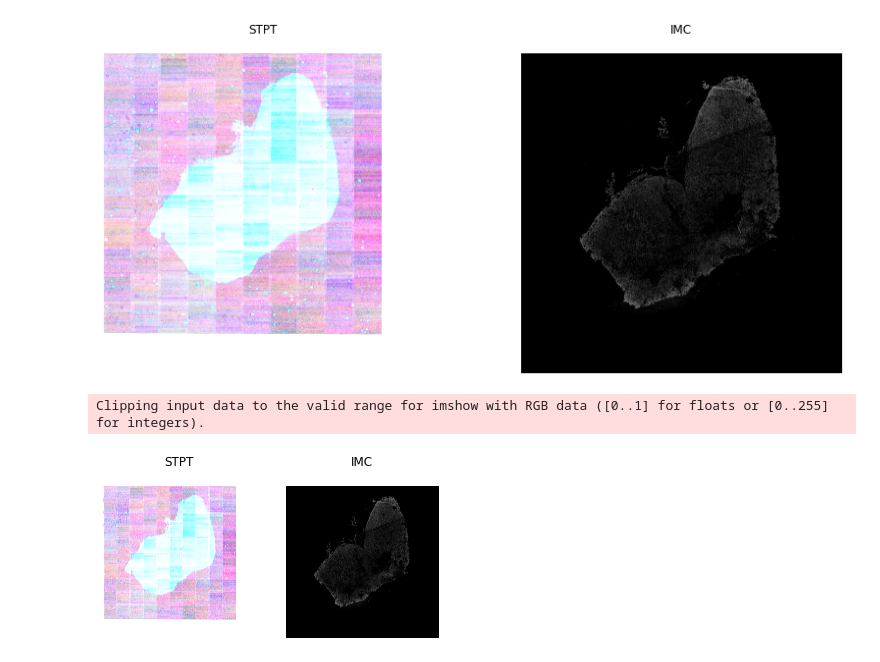
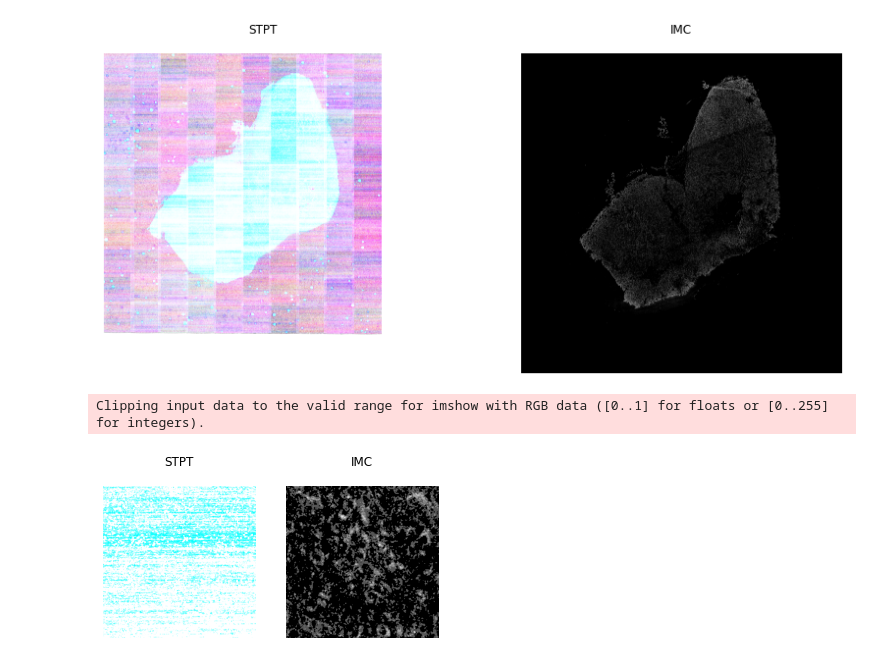
Before and after one commit to keviny2/stpt2imc, a Jupyter notebook: utils/visualization.ipynb, the cells around one changed output. Cells and saved outputs as stored; diff of their text form; code cells hidden in the pictures.

Commit message:
plotted cropped figures

```diff
--- a/utils/visualization.ipynb
+++ b/utils/visualization.ipynb
@@ -33,15 +32,23 @@ f.savefig('../figures/sample_imc_stpt.png')
 Clipping input data to the valid range for imshow with RGB data ([0..1] for floats or [0..255] for integers).
 [figure]
 # %%
+phys_sec = '10'   # choose which physical section to reconstruct
+chunk = '40_21'  # choose which chunk to extract
+
+# load images
+stpt_piece = torch.load('../data/train/STPT/{0}/{1}.pt'.format(phys_sec.zfill(2), chunk))
+
+imc_piece = torch.load('../data/train/IMC/{0}/{1}.pt'.format(phys_sec.zfill(2), chunk))
+
 f, (axarr1, axarr2) = plt.subplots(1,2)
 axarr1.axis("off")
 axarr2.axis("off")
 axarr1.set_title('STPT', pad=20)
 axarr2.set_title('IMC', pad=20)
-axarr1.imshow(stpt.numpy(), cmap='gray')
-axarr2.imshow(imc.numpy(), cmap='gray')
+axarr1.imshow(stpt_piece[:4].permute(1,2,0).numpy(), cmap='gray')
+axarr2.imshow(imc_piece.permute(1,2,0)[:,:,5].numpy(), cmap='gray')
 
-f.savefig('../figures/sample_imc_stpt.png')
+f.savefig('../figures/sample_imc_stpt_crop.png')
 # %% [output]
 Clipping input data to the valid range for imshow with RGB data ([0..1] for floats or [0..255] for integers).
-[figure, old version]
+[figure, new version]
```
Also changed, not shown: parts of 2 cells of this notebook, 3 other files.
